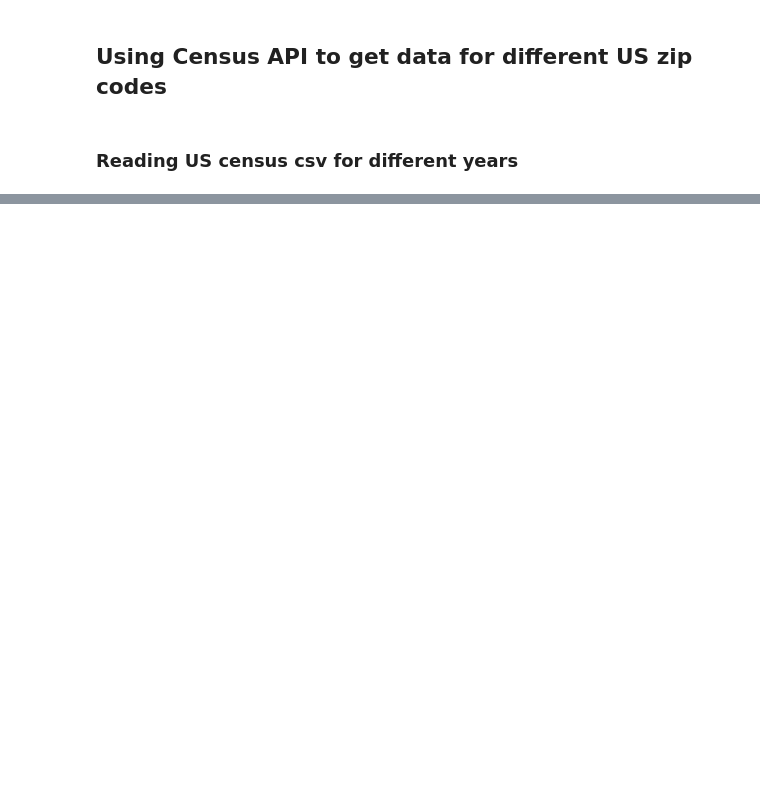
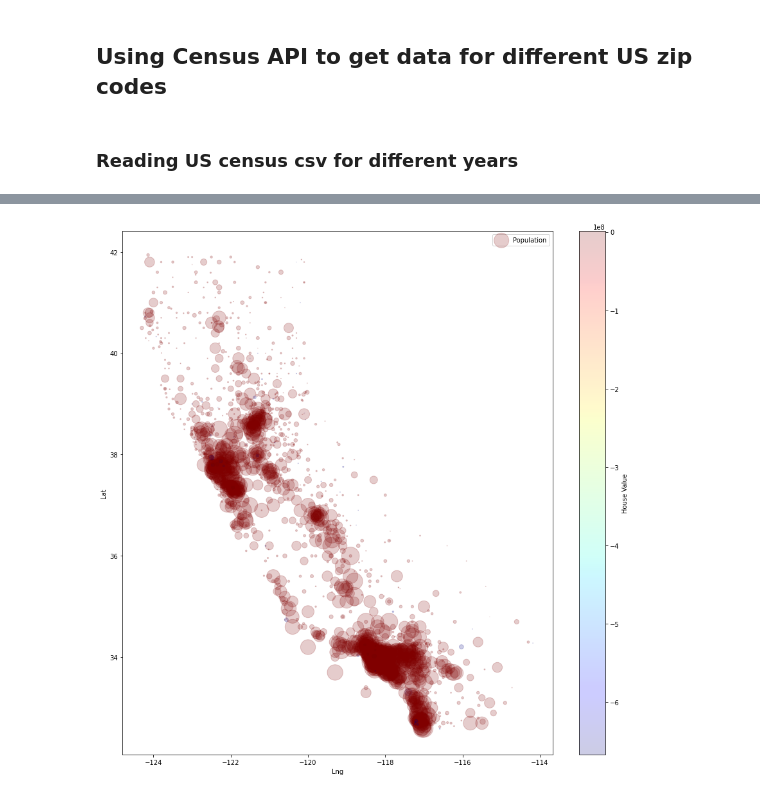
Before and after one commit to pandeysudip/housing-price, a Jupyter notebook: census_data.ipynb, the cells around one changed output, grey strips where cells are left out. Saved outputs shown, nothing was run; the diff lists cells and outputs as text; code cells hidden in the pictures; blank space fills up the shorter version.

Commit message:
creating dataframe for CA only

```diff
--- a/census_data.ipynb
+++ b/census_data.ipynb
@@ -217,3 +222,8 @@ Index(['Zipcode', 'Population', 'Median Age', 'Household Income',
       dtype='object')
+# %%
+#creating census data for california only
+census_ca=census_2012[census_2012['State']=='CA']
+#making a csv file for the CA census only
+census_ca.to_csv("output_census/census_ca_2012.csv", encoding="utf-8", index=False)
 # %%
 #plotting
@@ -226,0 +239,11 @@ plt.show()
+# %%
+#plotting
+fig, ax=plt.subplots(figsize=(15,15))
+census_ca.plot(kind='scatter', x='Lng', y='Lat', alpha=0.2,
+                s=census_ca['Population']/100,label='Population',
+                 c='House Value', cmap=plt.get_cmap('jet'),
+                colorbar=True, ax=ax)
+#ax.set_ylimit([-125,-175])
+plt.show()
+# %% [output]
+[figure, added]
```
Also changed, not shown: parts of 5 cells of this notebook, 2 other files.
